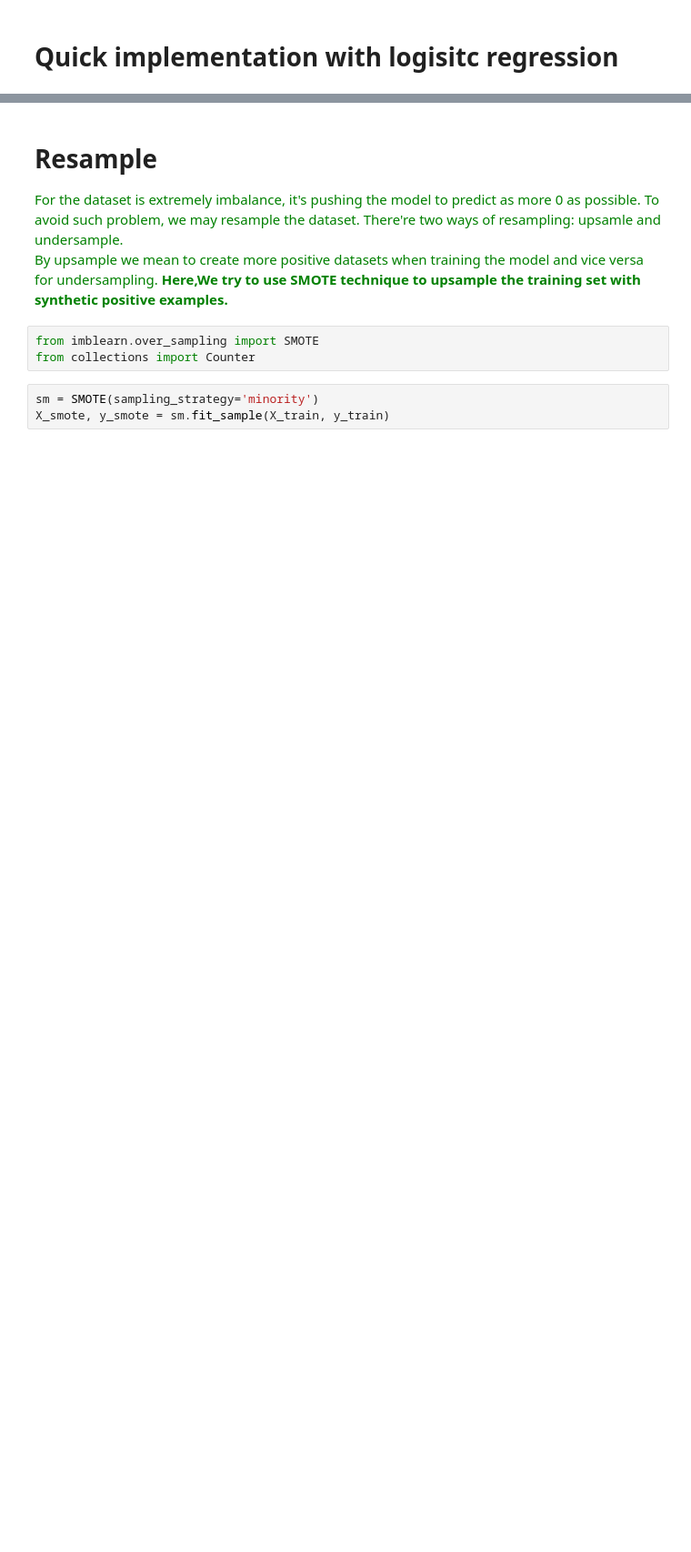
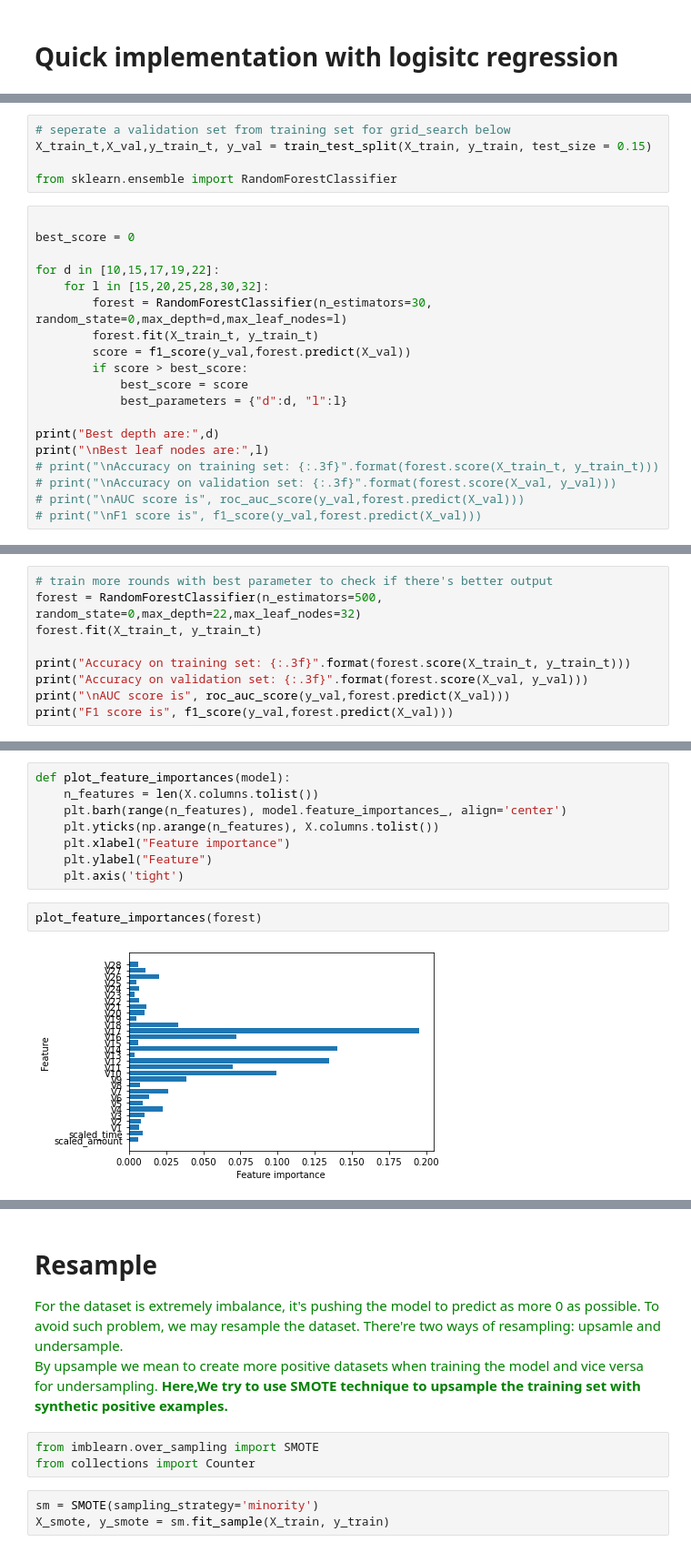
Before and after one commit to Holden-Lin/fraud_detection, a Jupyter notebook: creditcard_fraud.ipynb, the cells around one changed output, grey strips where cells are left out. Shown at 91% size. Saved outputs shown, nothing was run; the diff lists cells and outputs as text; blank space fills up the shorter version.

```diff
--- a/creditcard_fraud.ipynb
+++ b/creditcard_fraud.ipynb
@@ -136,0 +141,24 @@ pr_curve = plt.plot(precision, recall, label ='Precision-Recall Curve')
+# %%
+# seperate a validation set from training set for grid_search below
+X_train_t,X_val,y_train_t, y_val = train_test_split(X_train, y_train, test_size = 0.15)
+
+from sklearn.ensemble import RandomForestClassifier
+# %%
+
+best_score = 0
+
+for d in [10,15,17,19,22]:
+    for l in [15,20,25,28,30,32]:
+        forest = RandomForestClassifier(n_estimators=30, random_state=0,max_depth=d,max_leaf_nodes=l)
+        forest.fit(X_train_t, y_train_t)
+        score = f1_score(y_val,forest.predict(X_val))
+        if score > best_score:
+            best_score = score
+            best_parameters = {"d":d, "l":l}
+
+print("Best depth are:",d)
+print("\nBest leaf nodes are:",l)
+# print("\nAccuracy on training set: {:.3f}".format(forest.score(X_train_t, y_train_t)))
+# print("\nAccuracy on validation set: {:.3f}".format(forest.score(X_val, y_val)))
+# print("\nAUC score is", roc_auc_score(y_val,forest.predict(X_val)))
+# print("\nF1 score is", f1_score(y_val,forest.predict(X_val)))
@@ -136,0 +169,9 @@ pr_curve = plt.plot(precision, recall, label ='Precision-Recall Curve')
+# %%
+# train more rounds with best parameter to check if there's better output
+forest = RandomForestClassifier(n_estimators=500, random_state=0,max_depth=22,max_leaf_nodes=32)
+forest.fit(X_train_t, y_train_t)
+
+print("Accuracy on training set: {:.3f}".format(forest.score(X_train_t, y_train_t)))
+print("Accuracy on validation set: {:.3f}".format(forest.score(X_val, y_val)))
+print("\nAUC score is", roc_auc_score(y_val,forest.predict(X_val)))
+print("F1 score is", f1_score(y_val,forest.predict(X_val)))
@@ -136,0 +193,12 @@ pr_curve = plt.plot(precision, recall, label ='Precision-Recall Curve')
+# %%
+def plot_feature_importances(model):
+    n_features = len(X.columns.tolist())
+    plt.barh(range(n_features), model.feature_importances_, align='center')
+    plt.yticks(np.arange(n_features), X.columns.tolist())
+    plt.xlabel("Feature importance")
+    plt.ylabel("Feature")
+    plt.axis('tight')
+# %%
+plot_feature_importances(forest)
+# %% [output]
+[figure, added]
```
Also changed, not shown: parts of 56 cells of this notebook, 1 other file.
